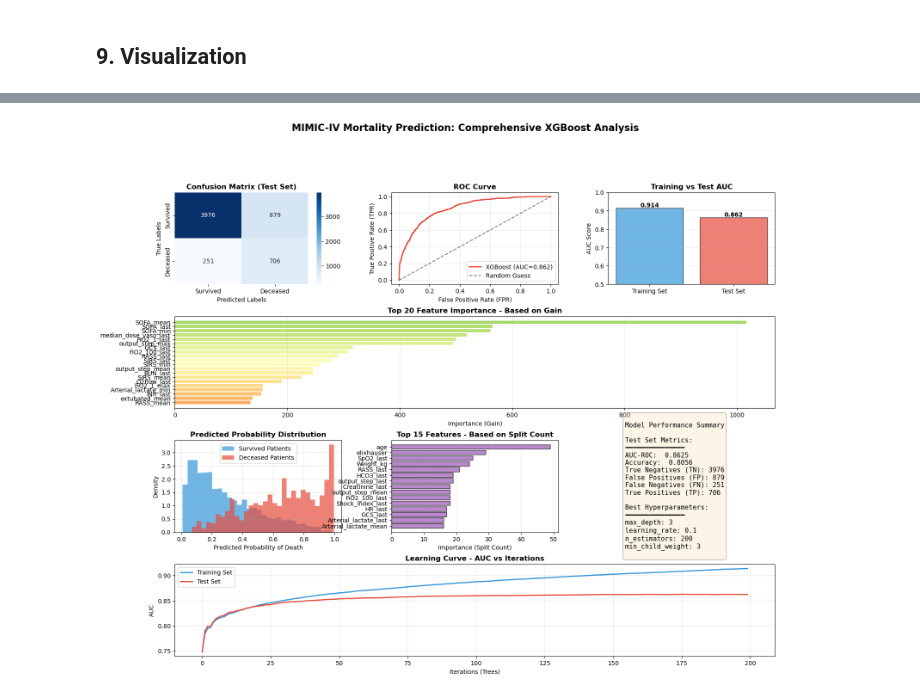
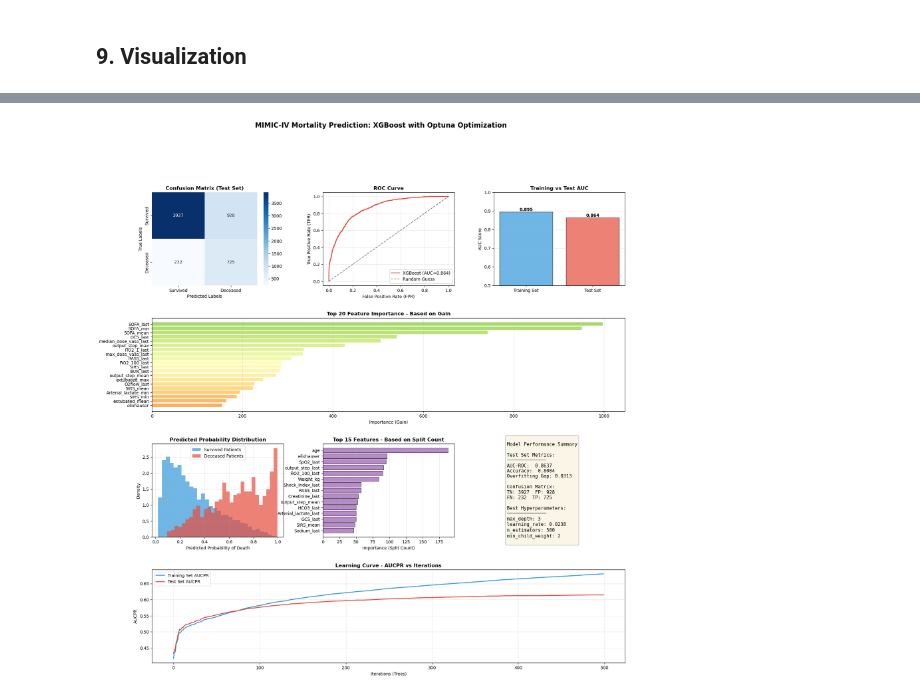
Before and after one commit to WeixinWilliamWang/CS526_Group_1, a Jupyter notebook: morality_predict/models/xgboost_mortality_analysis.ipynb, the cells around one changed output, grey strips where cells are left out. Drawn from its saved outputs; the diff is of its cells as text; code cells hidden in the pictures.

Commit message:
use AUCPRC as evaluation metric & use optuna for tuning

```diff
--- a/morality_predict/models/xgboost_mortality_analysis.ipynb
+++ b/morality_predict/models/xgboost_mortality_analysis.ipynb
@@ -166,0 +257,15 @@ Optimal cross-validation AUC: 0.8507
+# %%
+best_xgb = xgb.XGBClassifier(
+    objective='binary:logistic',
+    eval_metric='aucpr',
+    tree_method='hist',
+    scale_pos_weight=scale_pos_weight,
+    random_state=42,
+    **best_params
+)
+
+best_xgb.fit(
+    X_train_imputed, y_train,
+    eval_set=[(X_train_imputed, y_train), (X_test_imputed, y_test)],
+    verbose=False
+)
@@ -253,5 +450,5 @@ RASS_mean                     :     134.14
 # %%
-fig = plt.figure(figsize=(18, 14))
+fig = plt.figure(figsize=(20, 20))
 gs = fig.add_gridspec(4, 3, hspace=0.35, wspace=0.3)
 
 # 1. Confusion Matrix
@@ -330,63 +527,50 @@ ax6.invert_yaxis()
 ax6.grid(True, axis='x', alpha=0.3)
 
 # 7. Performance Metrics Summary
+test_acc = best_xgb.score(X_test_imputed, y_test)
 ax7 = fig.add_subplot(gs[2, 2])
 ax7.axis('off')
 metrics_text = f"""
 Model Performance Summary
 
 Test Set Metrics:
-━━━━━━━━━━━━━━━
+──────────────
 AUC-ROC:  {test_auc:.4f}
 Accuracy:  {test_acc:.4f}
-True Negatives (TN): {cm[0,0]}
-False Positives (FP): {cm[0,1]}
-False Negatives (FN): {cm[1,0]}
-True Positives (TP): {cm[1,1]}
+Overfitting Gap: {train_auc - test_auc:.4f}
+
+Confusion Matrix:
+TN: {cm[0,0]}  FP: {cm[0,1]}
+FN: {cm[1,0]}  TP: {cm[1,1]}
 
 Best Hyperparameters:
-━━━━━━━━━━━━━━━
+──────────────
 max_depth: {best_params['max_depth']}
-learning_rate: {best_params['learning_rate']}
+learning_rate: {best_params['learning_rate']:.4f}
 n_estimators: {best_params['n_estimators']}
 min_child_weight: {best_params['min_child_weight']}
 """
 ax7.text(0.1, 0.5, metrics_text, fontsize=11,
          verticalalignment='center', family='monospace',
          bbox=dict(boxstyle='round', facecolor='wheat', alpha=0.3))
 
-# 8. Learning Curve (if evals_result is available)
+# 8. Learning Curve（同时显示AUC和AUCPR）
 ax8 = fig.add_subplot(gs[3, :])
-# Retrain to get learning curve
-eval_set = [(X_train_imputed, y_train), (X_test_imputed, y_test)]
-best_xgb_eval = xgb.XGBClassifier(**best_params)
-best_xgb_eval.set_params(
-    objective='binary:logistic',
-    eval_metric='auc',
-    scale_pos_weight=scale_pos_weight,
-    random_state=42,
-    tree_method='hist',
-    use_label_encoder=False
-)
-best_xgb_eval.fit(X_train_imputed, y_train,
-                  eval_set=eval_set,
-                  verbose=False)
-
-results = best_xgb_eval.evals_result()
-epochs = len(results['validation_0']['auc'])
+results = best_xgb.evals_result()
+epochs = len(results['validation_0']['aucpr'])
 x_axis = range(0, epochs)
-ax8.plot(x_axis, results['validation_0']['auc'],
-         label='Training Set', linewidth=2, color='#3498db')
-ax8.plot(x_axis, results['validation_1']['auc'],
-         label='Test Set', linewidth=2, color='#e74c3c')
+ax8.plot(x_axis, results['validation_0']['aucpr'],
+         label='Training Set AUCPR', linewidth=2, color='#3498db', linestyle='-')
+ax8.plot(x_axis, results['validation_1']['aucpr'],
+         label='Test Set AUCPR', linewidth=2, color='#e74c3c', linestyle='-')
 ax8.set_xlabel('Iterations (Trees)')
-ax8.set_ylabel('AUC')
-ax8.set_title('Learning Curve - AUC vs Iterations', fontsize=12, fontweight='bold')
+ax8.set_ylabel('AUCPR')
+ax8.set_title('Learning Curve - AUCPR vs Iterations', fontsize=12, fontweight='bold')
 ax8.legend()
 ax8.grid(True, alpha=0.3)
 
-plt.suptitle('MIMIC-IV Mortality Prediction: Comprehensive XGBoost Analysis',
+plt.suptitle('MIMIC-IV Mortality Prediction: XGBoost with Optuna Optimization',
              fontsize=16, fontweight='bold', y=0.995)
 plt.show()
 # %% [output]
-[figure, old version]
+[figure, new version]
```
Also changed, not shown: parts of 16 cells of this notebook.
